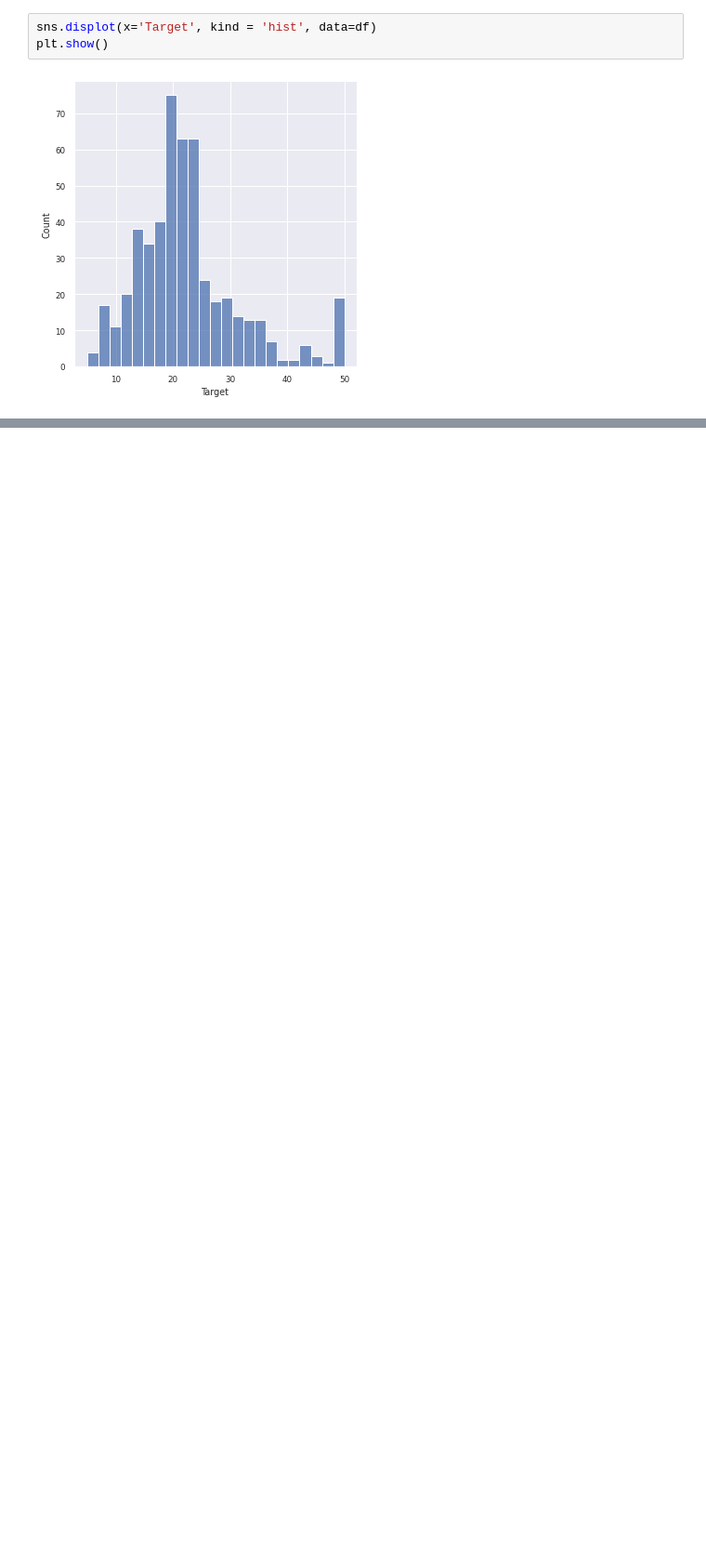
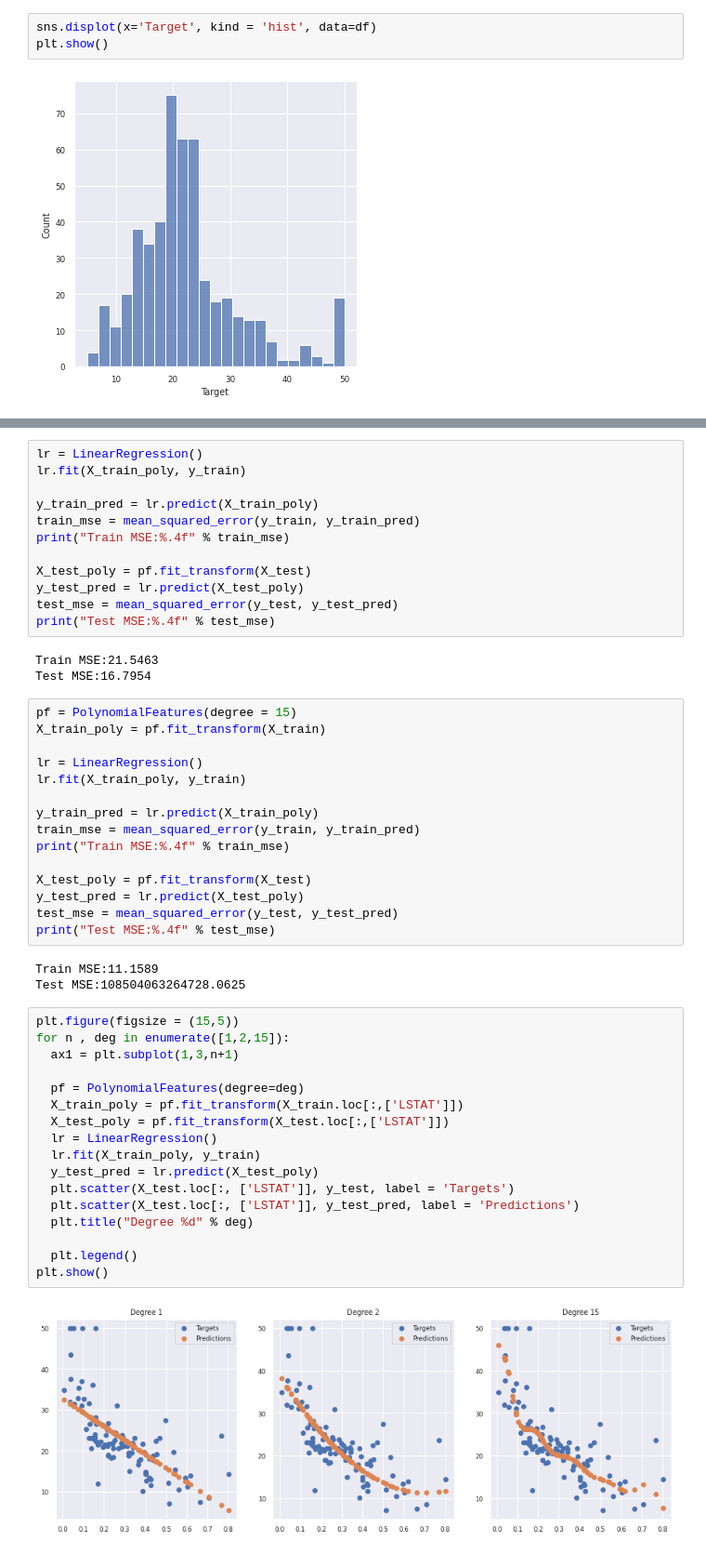
Before and after one commit to daaanum/daaan, a Jupyter notebook: 딥러닝,머신러닝_입문.ipynb, the cells around one changed output, grey strips where cells are left out. Shown: that part at 93% size. Cells and saved outputs as stored; diff of their text form; blank space fills up the shorter version.

```diff
--- a/딥러닝,머신러닝_입문.ipynb
+++ b/딥러닝,머신러닝_입문.ipynb
@@ -701,0 +769,52 @@ TypeError: ignored
+# %%
+lr = LinearRegression()
+lr.fit(X_train_poly, y_train)
+
+y_train_pred = lr.predict(X_train_poly)
+train_mse = mean_squared_error(y_train, y_train_pred)
+print("Train MSE:%.4f" % train_mse)
+
+X_test_poly = pf.fit_transform(X_test)
+y_test_pred = lr.predict(X_test_poly)
+test_mse = mean_squared_error(y_test, y_test_pred)
+print("Test MSE:%.4f" % test_mse)
+# %% [output]
+Train MSE:21.5463
+Test MSE:16.7954
+# %%
+pf = PolynomialFeatures(degree = 15)
+X_train_poly = pf.fit_transform(X_train)
+
+lr = LinearRegression()
+lr.fit(X_train_poly, y_train)
+
+y_train_pred = lr.predict(X_train_poly)
+train_mse = mean_squared_error(y_train, y_train_pred)
+print("Train MSE:%.4f" % train_mse)
+
+X_test_poly = pf.fit_transform(X_test)
+y_test_pred = lr.predict(X_test_poly)
+test_mse = mean_squared_error(y_test, y_test_pred)
+print("Test MSE:%.4f" % test_mse)
+# %% [output]
+Train MSE:11.1589
+Test MSE:108504063264728.0625
+# %%
+plt.figure(figsize = (15,5))
+for n , deg in enumerate([1,2,15]):
+  ax1 = plt.subplot(1,3,n+1)
+
+  pf = PolynomialFeatures(degree=deg)
+  X_train_poly = pf.fit_transform(X_train.loc[:,['LSTAT']])
+  X_test_poly = pf.fit_transform(X_test.loc[:,['LSTAT']])
+  lr = LinearRegression()
+  lr.fit(X_train_poly, y_train)
+  y_test_pred = lr.predict(X_test_poly)
+  plt.scatter(X_test.loc[:, ['LSTAT']], y_test, label = 'Targets')
+  plt.scatter(X_test.loc[:, ['LSTAT']], y_test_pred, label = 'Predictions')
+  plt.title("Degree %d" % deg)
+
+  plt.legend()
+plt.show()
+# %% [output]
+[figure, added]
```
Also changed, not shown: parts of 13 cells of this notebook.
